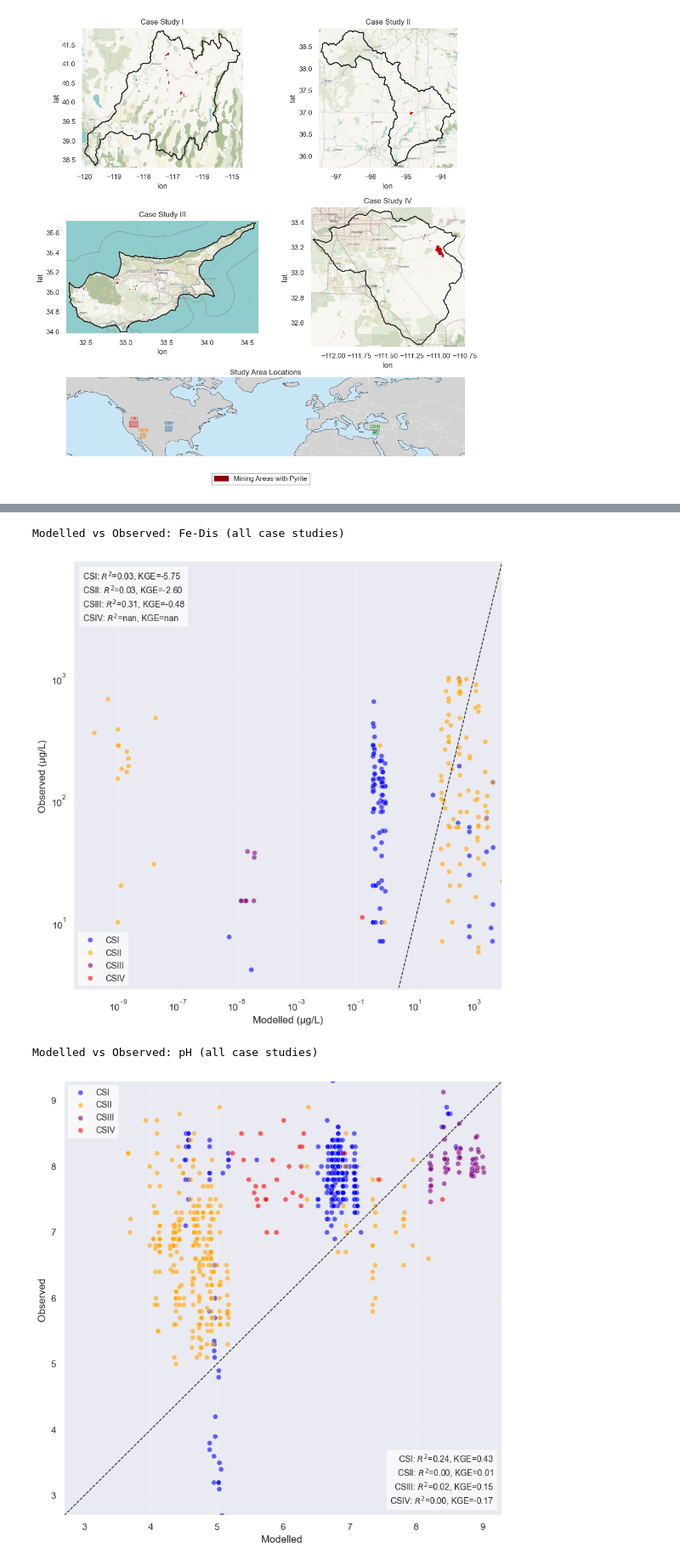
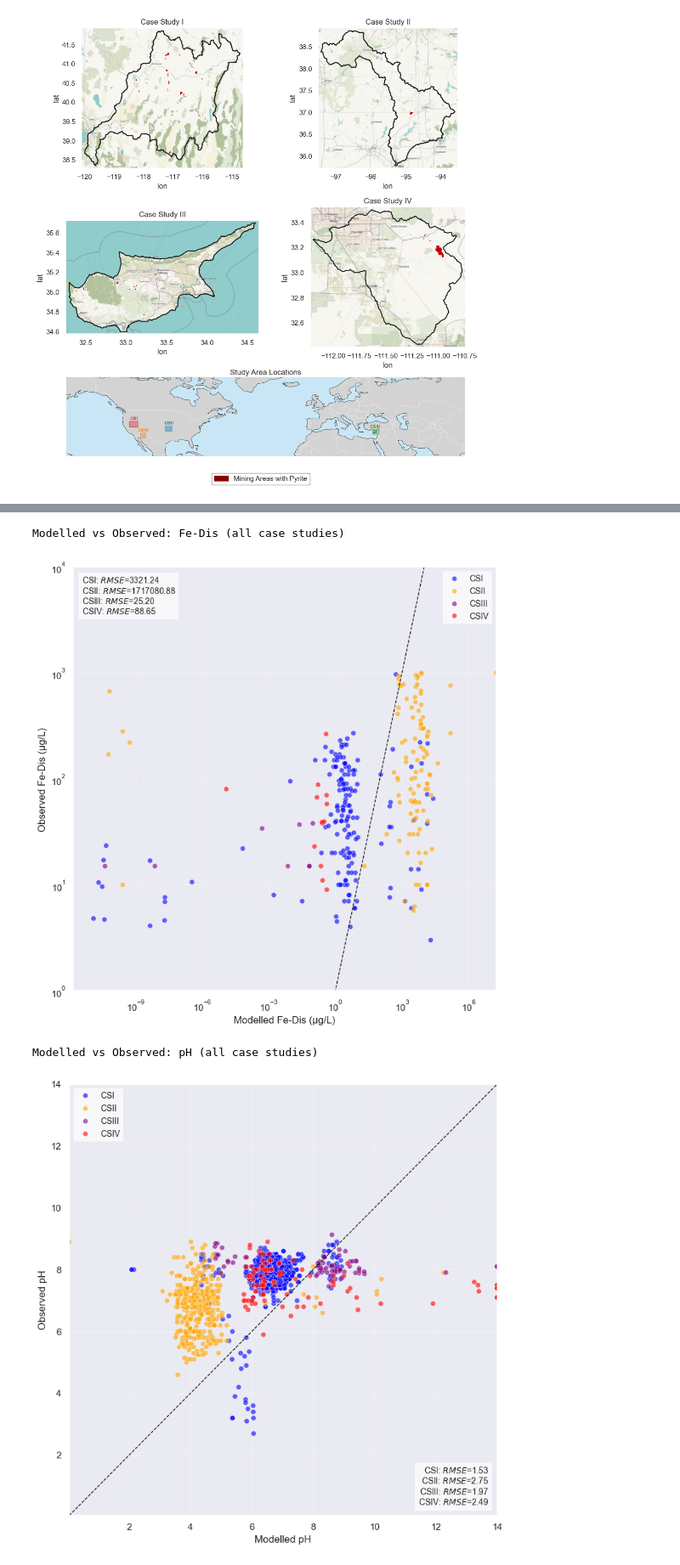
Before and after one commit to lgroenhart/AMDFLOW, a Jupyter notebook: val_plots.ipynb, the cells around one changed output, grey strips where cells are left out. Shown at 85% size. Drawn from its saved outputs; the diff is of its cells as text; code cells hidden in the pictures.

Commit message:
more plots

```diff
--- a/val_plots.ipynb
+++ b/val_plots.ipynb
@@ -218,7 +218,7 @@ for i in [0, 1, 2, 3]:
     print("against Caravan-Qual Lite using HydroSHEDS network + area ratio snapping.")
 
     # load everything
-    amd, caravan, acc_array, acc_transform, acc_nodata, rivers, cell_area_func = load_datasets(
+    amd, caravan, acc_array, acc_transform, acc_nodata, rivers= load_datasets(
         amd_path, caravan_path, acc_path, rivers_path
     )
 
@@ -238,8 +238,8 @@ for i in [0, 1, 2, 3]:
     amd_lat_2d, amd_lon_2d = np.meshgrid(lat_vals, lon_vals, indexing="ij")
 
     # upstream areas from ACC
-    uparea_dict = assign_uparea_from_acc(amd_lat_2d, amd_lon_2d, valid_mask,
-                                            acc_array, acc_transform, acc_nodata, cell_area_func)
+    uparea_dict = assign_uparea_from_acc(amd, amd_lat_2d, amd_lon_2d, valid_mask,
+                                            acc_array, acc_transform, acc_nodata)
 
     # snap AMD cells to river network (once)
     cell_to_river = snap_cells_to_river(amd_lat_2d, amd_lon_2d, valid_mask, rivers, utm_crs)
@@ -248,7 +248,7 @@ for i in [0, 1, 2, 3]:
     matches_ph = snap_stations_hydrosheds(
         candidates, amd_lat_2d, amd_lon_2d, valid_mask,
         uparea_dict, cell_to_river, rivers, river_graph, utm_crs,
-        max_network_km=15.0, area_ratio_min=0.5, area_ratio_max=1.5
+        max_network_km=20.0, area_ratio_min=0.5, area_ratio_max=1.5
     )
 
     # snap stations for iron mask
@@ -259,7 +259,7 @@ for i in [0, 1, 2, 3]:
     matches_iron = snap_stations_hydrosheds(
         candidates, amd_lat_2d, amd_lon_2d, iron_mask,
         iron_uparea_dict, iron_cell_to_river, rivers, river_graph, utm_crs,
-        max_network_km=15.0, area_ratio_min=0.5, area_ratio_max=1.5
+        max_network_km=20.0, area_ratio_min=0.5, area_ratio_max=1.5
     )
 
     print(f"  pH mask:   {len(matches_ph)} stations matched")
@@ -568,7 +382,7 @@ def extract_case_pairs(case_name, case_csv, amd_path, caravan_path,
 
 def plot_variable_corr_all_cases(variable_name, case_infos, resample_freq="W", tol_days=14,
                                  show_kge=False, log_scale=False, text_position="upper left",
-                                 unit = "", output = None):
+                                 unit = "", output = None, ylim = None, xlim = None):
     frames = []
     for case_name, case_csv, amd_path in case_infos:
         frames.append(extract_case_pairs(
@@ -616,8 +430,9 @@ def plot_variable_corr_all_cases(variable_name, case_infos, resample_freq="W", t
 
     summary_lines = []
     for case_name, group in all_df.groupby("case_study"):
+
         rmse = sc.continuous.rmse(group["observed"].values,
-                                  group["modelled"].values).compute().values.item()
+                                  group["modelled"].values)
         if show_kge:
             obs_da = xr.DataArray(group["observed"].values, coords={"time": group["time"]}, dims=["time"])
             model_da = xr.DataArray(group["modelled"].values, coords={"time": group["time"]}, dims=["time"])
@@ -650,6 +465,10 @@ def plot_variable_corr_all_cases(variable_name, case_infos, resample_freq="W", t
     )
     plt.grid(alpha=0.3)
     plt.tight_layout()
+    if ylim:
+        plt.ylim(ylim[0], ylim[1])
+    if xlim:
+        plt.xlim(xlim[0], xlim[1])
     plt.show()
     if output:
         fig.savefig(output, dpi = 300, bbox_inches = "tight")
@@ -661,21 +480,21 @@ case_infos = [
     ("CSIV", "../data/validation data/CSIV/metrics_Fe-Dis.csv", "../data/validation data/AMDFLOW_CSIV_1960-2015_W.nc"),
 ]
 
-plot_variable_corr_all_cases("Fe-Dis", case_infos, resample_freq="W", show_kge=True, log_scale=True, unit = "(µg/L)",
-                             output = "../images/corr_fe_dis.png")
+plot_variable_corr_all_cases("Fe-Dis", case_infos, resample_freq="W", show_kge=False, log_scale=True, unit = "Fe-Dis (µg/L)",
+                             output = "../images/corr_fe_dis.png", ylim=(1e0, 1e4))
 # %% [output]
 Modelled vs Observed: Fe-Dis (all case studies)
-[figure, old version]
+[figure, new version]
 # %%
 case_infos = [
     ("CSI",  "../data/validation data/CSI/metrics_pH.csv",  "../data/validation data/AMDFLOW_CSI_1960-2015_W.nc"),
     ("CSII", "../data/validation data/CSII/metrics_pH.csv", "../data/validation data/AMDFLOW_CSII_1960-2015_W.nc"),
     ("CSIII", "../data/validation data/CSIII/metrics_pH.csv", "../data/validation data/AMDFLOW_CSIII_1960-2015_W.nc"),
     ("CSIV", "../data/validation data/CSIV/metrics_pH.csv", "../data/validation data/AMDFLOW_CSIV_1960-2015_W.nc"),
 ]
 
-plot_variable_corr_all_cases("pH", case_infos, resample_freq="W", show_kge=True, text_position= "lower right",
-                             output = "../images/corr_ph.png")
+plot_variable_corr_all_cases("pH", case_infos, resample_freq="W", show_kge=False, text_position= "lower right",
+                             output = "../images/corr_ph.png", unit = "pH")
 # %% [output]
 Modelled vs Observed: pH (all case studies)
-[figure, old version]
+[figure, new version]
```
Also changed, not shown: parts of 30 cells of this notebook.
